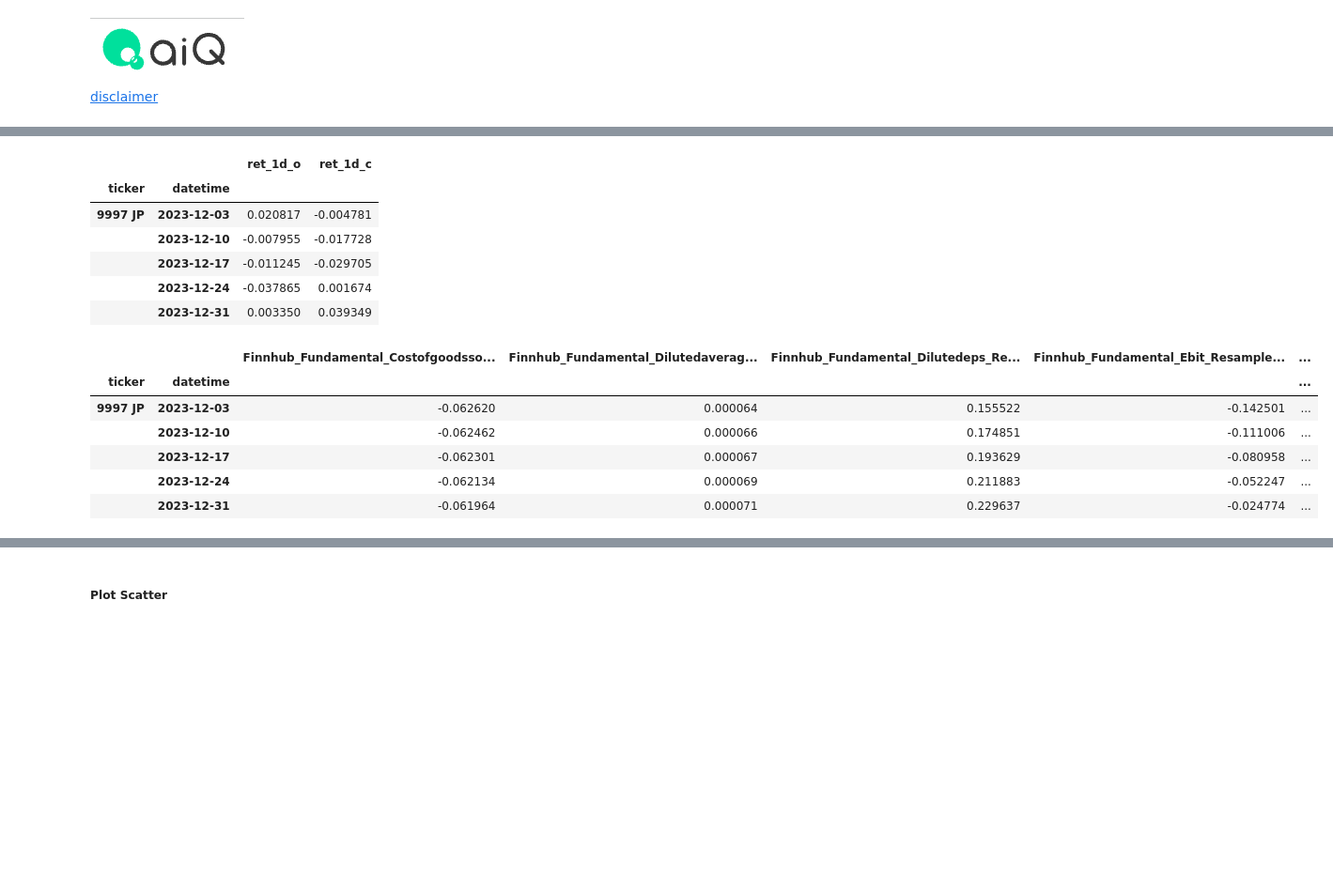
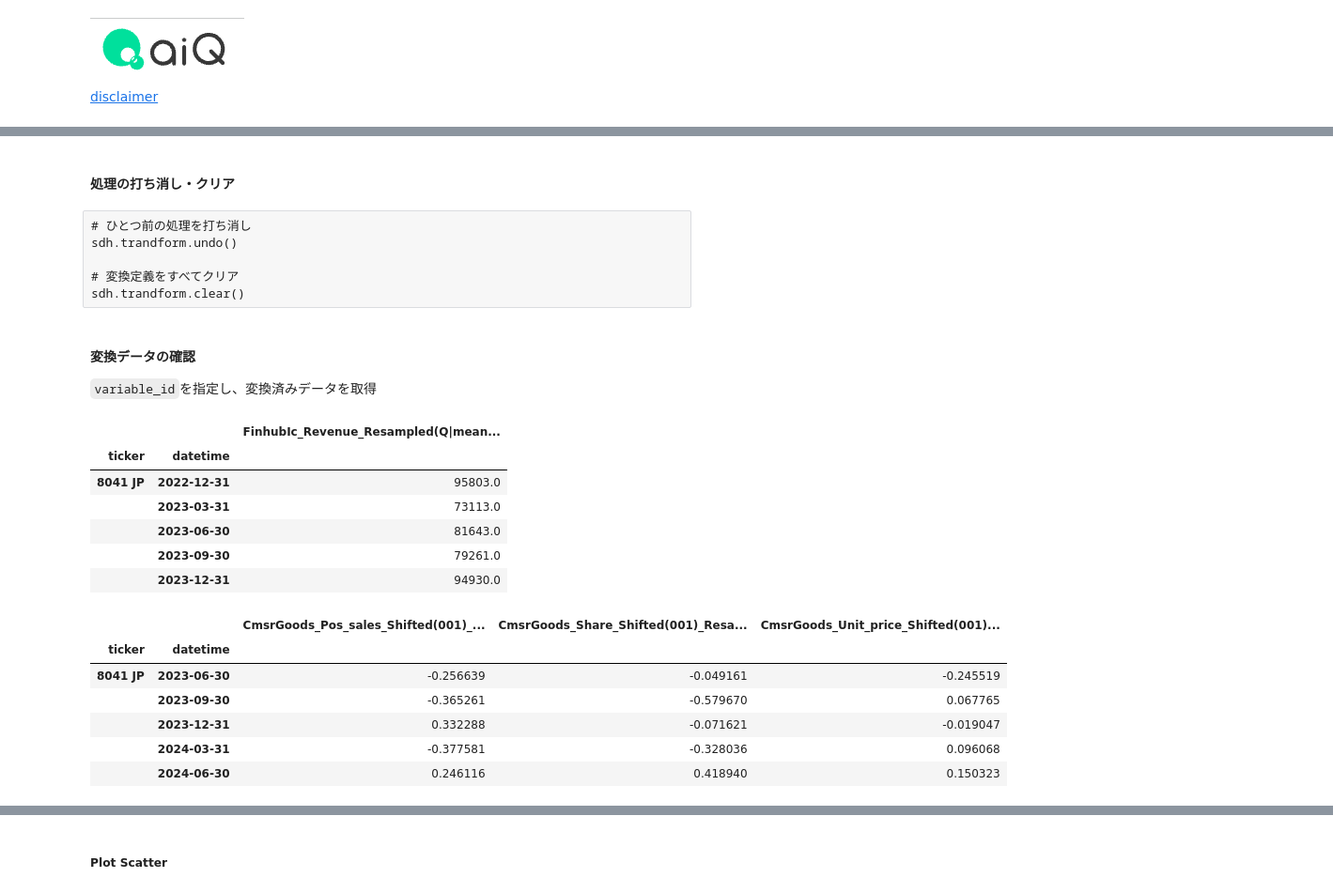
Before and after one commit to aiqindex/sample_notebooks, a Jupyter notebook: components/data_handler.ipynb, the cells around one changed output, grey strips where cells are left out. Shown at 94% size. Saved outputs shown, nothing was run; the diff lists cells and outputs as text; code cells hidden in the pictures; blank space fills up the shorter version.

```diff
--- a/components/data_handler.ipynb
+++ b/components/data_handler.ipynb
@@ -118,0 +286,10 @@ sdh.get_raw_data(data_id_funda).tail()
+# %%
+df_pos = _sdh.get_raw_data(2)
+df_pos = df_pos.rename(columns={'TICKER': 'ticker', 'DATETIME': 'datetime'})
+
+df_pos['ticker'] = df_pos['ticker'] + ' JP'
+df_pos['datetime'] = pd.to_datetime(df_pos['datetime'])
+df_pos = df_pos.set_index(['ticker', 'datetime'])
+df_pos = df_pos.pivot(columns='VARIABLE', values='VALUE')
+df_pos.columns.name = ''
+df_pos.tail()
@@ -119,11 +306,10 @@ sdh.get_raw_data(data_id_funda).tail()
 # %%
-df_pos = pd.read_parquet('../data/aiq_pos_csmr_goods_sample_index.parquet')
-
 data_id_alt = sdh.set_raw_data(
-    data_source='external',
-    source='aiq',
+    data_source='aiq_pos_cmsr_goods',
+    source='handmaid',
     dfraw=df_pos
 )
+sdh.set_alias({data_id_alt: 'cmsr_goods'})
 
 display(sdh.get_raw_data(data_id_alt).tail())
 display(sdh.extract_definition)
@@ -153 +334,4 @@ display(sdh.extract_definition)
+# %%
+data_id_funda = 3
+data_id_alt = data_id_alt
 # %% [markdown]
@@ -156 +340,16 @@ display(sdh.extract_definition)
+# %%
+sdh.transform.clear()
+
+# KPI
+kpi = sdh.transform.resample(data_id=data_id_funda, fields='revenue', rule='Q', func='mean').fillna(method='ffill').variable_ids[0]
+
+# Features
+alt_W_shift_1_ids = sdh.transform.shift(data_id=data_id_alt, periods=1).resample(rule='Q', func='mean').log_diff(periods=4).diff(periods=1).variable_ids
+alt_W_shift_2_ids = sdh.transform.shift(data_id=data_id_alt, periods=2).resample(rule='Q', func='mean').log_diff(periods=4).diff(periods=1).variable_ids
+alt_W_shift_3_ids = sdh.transform.shift(data_id=data_id_alt, periods=3).resample(rule='Q', func='mean').log_diff(periods=4).diff(periods=1).variable_ids
+alt_W_shift_4_ids = sdh.transform.shift(data_id=data_id_alt, periods=4).resample(rule='Q', func='mean').log_diff(periods=4).diff(periods=1).variable_ids
+alt_W_shift_5_ids = sdh.transform.shift(data_id=data_id_alt, periods=5).resample(rule='Q', func='mean').log_diff(periods=4).diff(periods=1).variable_ids
+alt_W_shift_6_ids = sdh.transform.shift(data_id=data_id_alt, periods=6).resample(rule='Q', func='mean').log_diff(periods=4).diff(periods=1).variable_ids
+alt_W_shift_7_ids = sdh.transform.shift(data_id=data_id_alt, periods=7).resample(rule='Q', func='mean').log_diff(periods=4).diff(periods=1).variable_ids
+alt_W_shift_8_ids = sdh.transform.shift(data_id=data_id_alt, periods=8).resample(rule='Q', func='mean').log_diff(periods=4).diff(periods=1).variable_ids
 # %% [markdown]
@@ -227,18 +399,29 @@ sdh.transform.get_definition(pids=dfmc.index[-1]).head()
+# %% [markdown]
+#### 処理の打ち消し・クリア
+# %% [raw]
+# ひとつ前の処理を打ち消し
+sdh.trandform.undo()
+
+# 変換定義をすべてクリア
+sdh.trandform.clear()
+# %% [markdown]
+#### 変換データの確認
+`variable_id`を指定し、変換済みデータを取得
 # %%
-display(sdh.get_transformed_data(variables=ret_1d_ids).tail())
-display(sdh.get_transformed_data(variables=sma_log_diff_shift_3d_fids).tail())
+display(sdh.get_transformed_data(variables=kpi).tail())
+display(sdh.get_transformed_data(variables=alt_W_shift_1_ids).tail())
 # %% [output]
-|  |  | ret_1d_o | ret_1d_c |
-| ticker | datetime |  |  |
-| 9997 JP | 2023-12-03 | 0.020817 | -0.004781 |
-|  | 2023-12-10 | -0.007955 | -0.017728 |
-|  | 2023-12-17 | -0.011245 | -0.029705 |
-|  | 2023-12-24 | -0.037865 | 0.001674 |
-|  | 2023-12-31 | 0.003350 | 0.039349 |
+|  |  | FinhubIc_Revenue_Resampled(Q|mean... |
+| ticker | datetime |  |
+| 8041 JP | 2022-12-31 | 95803.0 |
+|  | 2023-03-31 | 73113.0 |
+|  | 2023-06-30 | 81643.0 |
+|  | 2023-09-30 | 79261.0 |
+|  | 2023-12-31 | 94930.0 |
-|  |  | Finnhub_Fundamental_Costofgoodsso... | Finnhub_Fundamental_Dilutedaverag... | Finnhub_Fundamental_Dilutedeps_Re... | Finnhub_Fundamental_Ebit_Resample... | ... |
-| ticker | datetime |  |  |  |  | ... |
-| 9997 JP | 2023-12-03 | -0.062620 | 0.000064 | 0.155522 | -0.142501 | ... |
-|  | 2023-12-10 | -0.062462 | 0.000066 | 0.174851 | -0.111006 | ... |
-|  | 2023-12-17 | -0.062301 | 0.000067 | 0.193629 | -0.080958 | ... |
-|  | 2023-12-24 | -0.062134 | 0.000069 | 0.211883 | -0.052247 | ... |
-|  | 2023-12-31 | -0.061964 | 0.000071 | 0.229637 | -0.024774 | ... |
+|  |  | CmsrGoods_Pos_sales_Shifted(001)_... | CmsrGoods_Share_Shifted(001)_Resa... | CmsrGoods_Unit_price_Shifted(001)... |
+| ticker | datetime |  |  |  |
+| 8041 JP | 2023-06-30 | -0.256639 | -0.049161 | -0.245519 |
+|  | 2023-09-30 | -0.365261 | -0.579670 | 0.067765 |
+|  | 2023-12-31 | 0.332288 | -0.071621 | -0.019047 |
+|  | 2024-03-31 | -0.377581 | -0.328036 | 0.096068 |
+|  | 2024-06-30 | 0.246116 | 0.418940 | 0.150323 |
```
Also changed, not shown: parts of 151 cells of this notebook, 1 other file.
